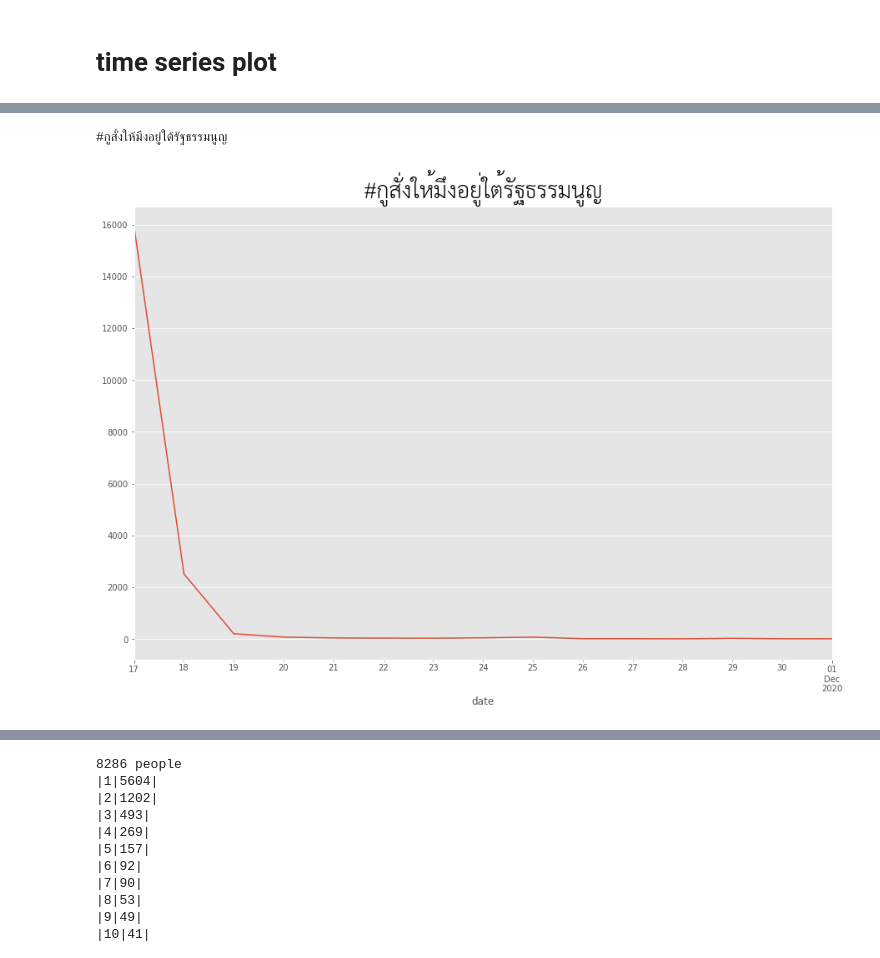
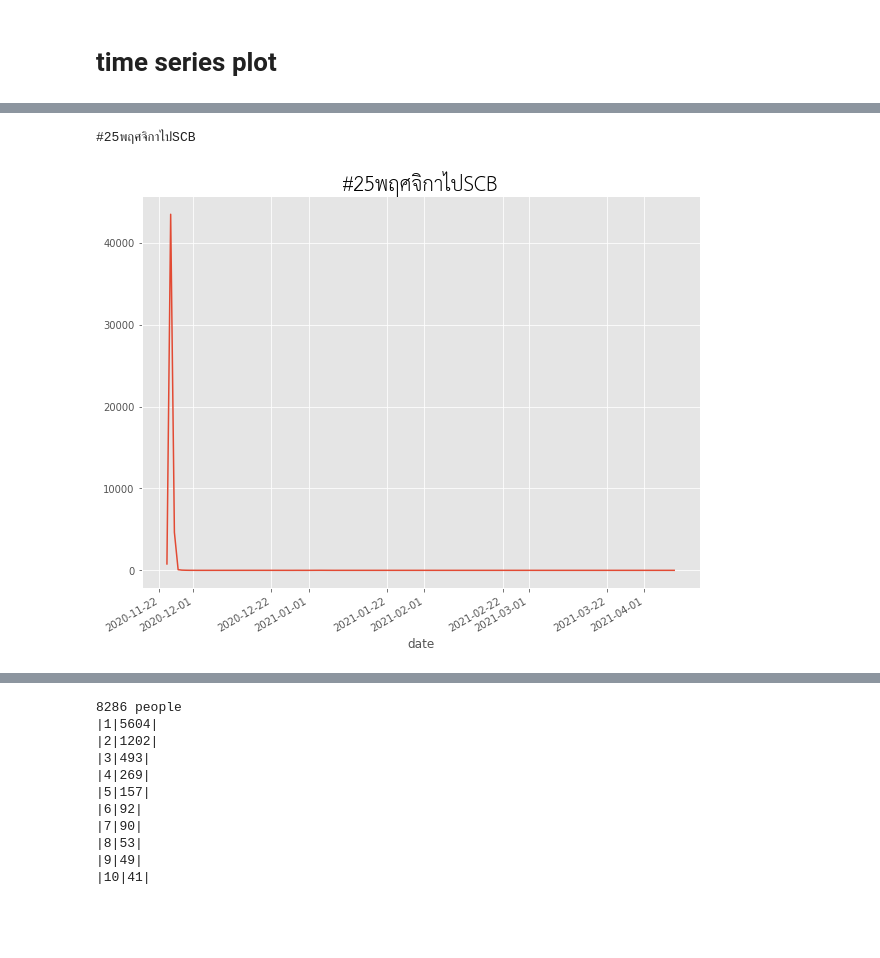
Before and after one commit to nozomiyamada/twitter_analysis, a Jupyter notebook: processing.ipynb, the cells around one changed output, grey strips where cells are left out. Saved outputs shown, nothing was run; the diff lists cells and outputs as text; code cells hidden in the pictures; blank space fills up the shorter version.

```diff
--- a/processing.ipynb
+++ b/processing.ipynb
@@ -99,15 +99,15 @@ for i, df in enumerate(dfs):
 # %%
-fig = plt.figure(figsize=(15,10))
+fig = plt.figure(figsize=(10,8))
 
-i = 0
+i = 5
 df = dfs[i]
-df = dfs[i][dfs[i].date <= '2020-12-01']
+df = dfs[i][dfs[i].date <= '2021-12-5']
 
 hashtag = jsons[i].split('/')[1].replace('.json','')
 print(hashtag)
 df.groupby(df["date"]).count()['id'].plot()
-plt.title(hashtag, fontproperties=fp, fontsize=40)
+plt.title(hashtag, fontproperties=fp, fontsize=30)
 plt.show()
 # %% [output]
-#กูสั่งให้มึงอยู่ใต้รัฐธรรมนูญ
+#25พฤศจิกาไปSCB
-[figure, old version]
+[figure, new version]
```
Also changed, not shown: parts of 3 cells of this notebook, 14 other files.
